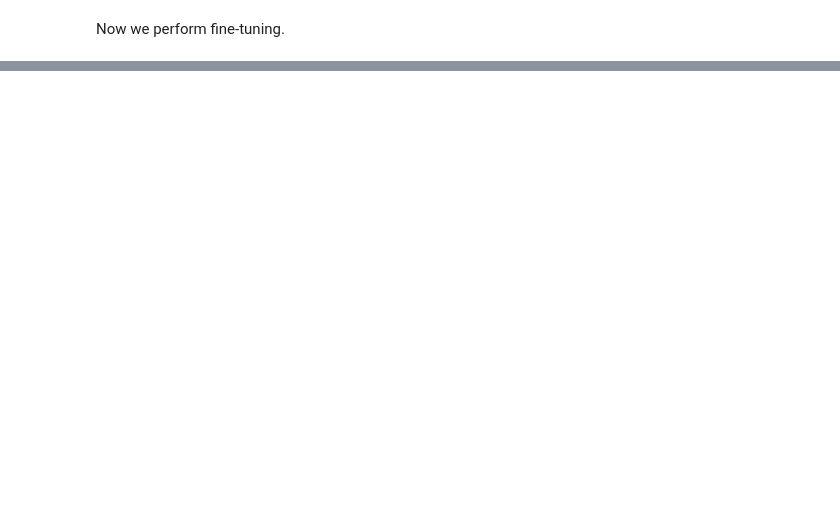
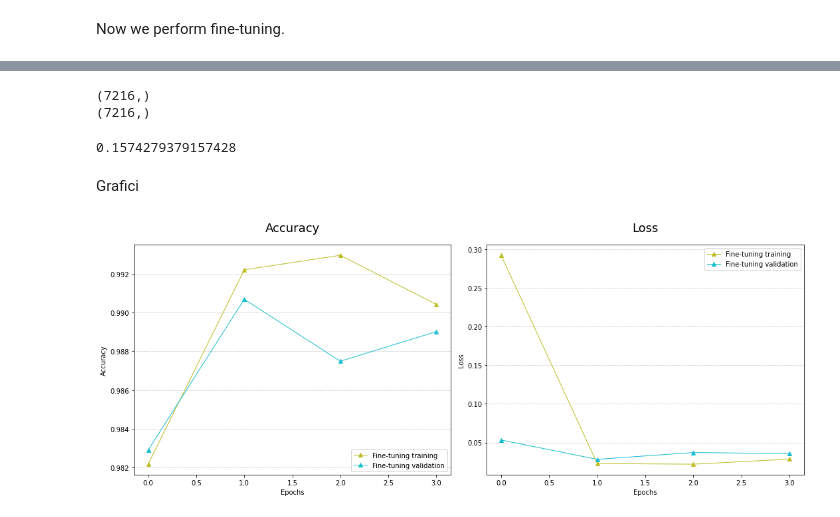
Before and after one commit to EdoardoMorucci/Plant-Leaves-Search-Engine---MIRCV, a Jupyter notebook: model_fine_tuning.ipynb, the cells around one changed output, grey strips where cells are left out. Saved outputs shown, nothing was run; the diff lists cells and outputs as text; code cells hidden in the pictures; blank space fills up the shorter version.

```diff
--- a/model_fine_tuning.ipynb
+++ b/model_fine_tuning.ipynb
@@ -280,7 +243,7 @@ ________________________________________________________________________________
 # %% [markdown]
 Now we perform fine-tuning.
 # %%
-learning_rate = 0.01
+learning_rate = 0.005
 optimizer = tf.keras.optimizers.Adam(learning_rate=learning_rate)
 
 model.compile(optimizer,
@@ -313,0 +326,54 @@ Epoch 2/2
+# %%
+print(test_labels.shape)
+print(test_predictions.shape)
+# %% [output]
+(7216,)
+(7216,)
+# %%
+print(accuracy_score(test_labels, test_predictions) )
+# %% [output]
+0.1574279379157428
+# %% [markdown]
+Grafici
+# %%
+# data from fine-tuning training
+ft_acc = history.history['accuracy']
+ft_val_acc = history.history['val_accuracy']
+ft_loss = history.history['loss']
+ft_val_loss = history.history['val_loss']
+
+# create figure
+fig, (acc_g,loss_g) = plt.subplots(1,2, figsize=(15,6))
+
+# range for x axis
+epochs_1 = range(len(ft_acc))
+
+# plot accuracy curves
+acc_g.plot(epochs_1, ft_acc, color='tab:olive', marker='^', linestyle='-', label='Fine-tuning training', linewidth=1)
+acc_g.plot(epochs_1, ft_val_acc, color='tab:cyan', marker='^', linestyle='-', label='Fine-tuning validation', linewidth=1)
+
+# plot loss curves
+loss_g.plot(epochs_1, ft_loss, color='tab:olive', marker='^', linestyle='-', label='Fine-tuning training ', linewidth=1)
+loss_g.plot(epochs_1, ft_val_loss, color='tab:cyan', marker='^', linestyle='-', label='Fine-tuning validation', linewidth=1)
+
+# accuracy graph style options
+acc_g.grid(axis='y', linestyle='--', linewidth=0.5)
+acc_g.set_xlabel('Epochs')
+acc_g.set_ylabel('Accuracy')
+acc_g.set_title('Accuracy', fontdict={'fontsize':18}, pad=20)
+acc_g.legend(loc='lower right')
+
+# loss graph style options
+loss_g.grid(axis='y', linestyle='--', linewidth=0.5)
+loss_g.set_xlabel('Epochs')
+loss_g.set_ylabel('Loss')
+loss_g.set_title('Loss', fontdict={'fontsize':18}, pad=20)
+loss_g.legend(loc='upper right')
+
+# layout adjustment
+plt.tight_layout()
+
+# save graph
+fig.savefig('train_plots.png')
+# %% [output]
+[figure, added]
```
Also changed, not shown: parts of 29 cells of this notebook.
